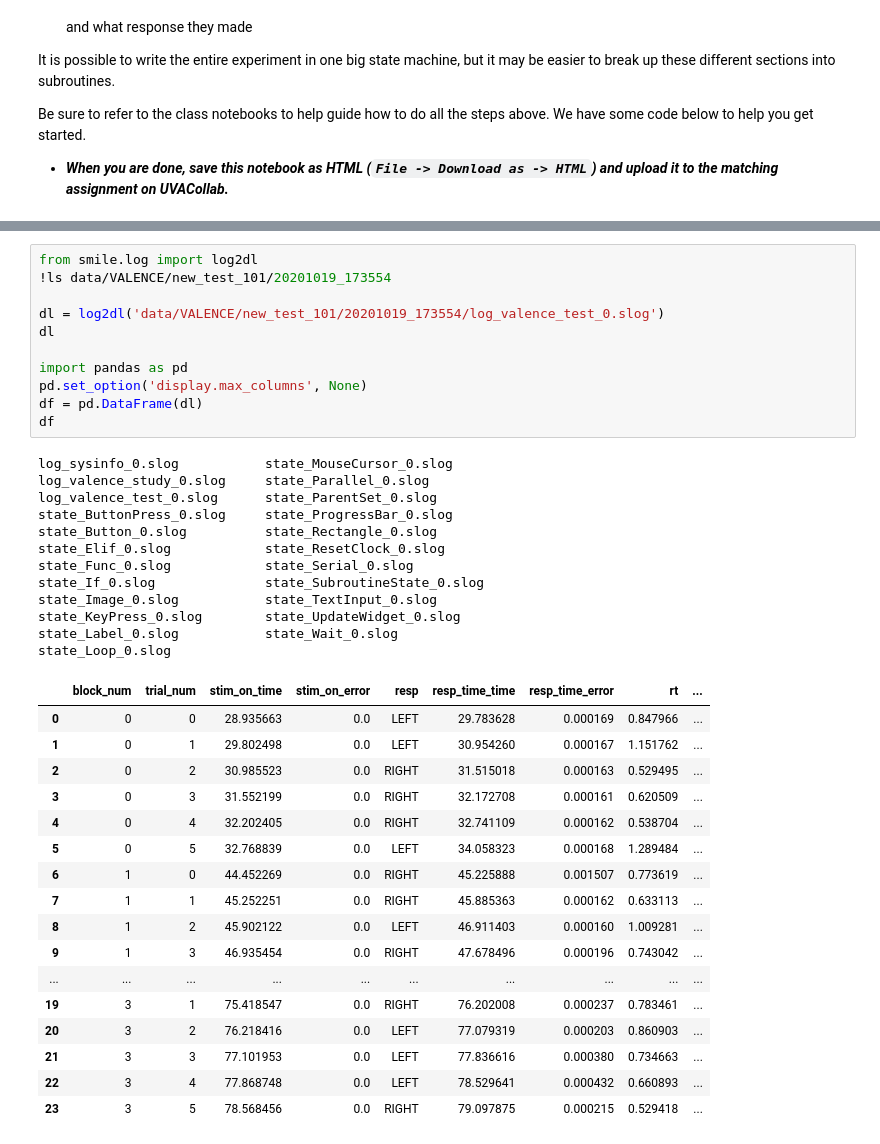
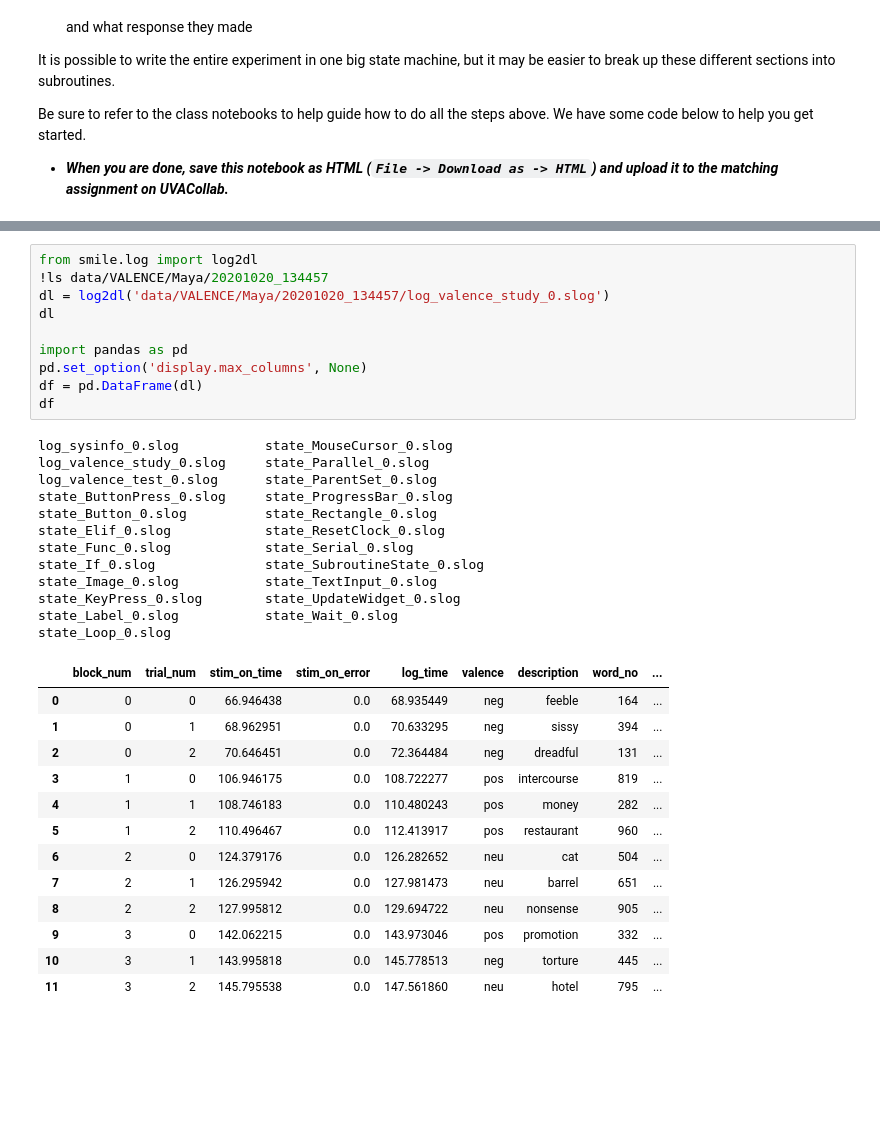
Before and after one commit to compmem/compsy, a Jupyter notebook: assignments/A05_SMILE_Experiment-jhr3kd.ipynb, the cells around one changed output, grey strips where cells are left out. Saved outputs shown, nothing was run; the diff lists cells and outputs as text; blank space fills up the shorter version.

```diff
--- a/assignments/A05_SMILE_Experiment-jhr3kd.ipynb
+++ b/assignments/A05_SMILE_Experiment-jhr3kd.ipynb
@@ -387,42 +387,37 @@ exp.run()
 [INFO   ] [WindowSDL   ] exiting mainloop and closing.
 # %%
 from smile.log import log2dl
-!ls data/VALENCE/new_test_101/20201019_173554
-
-dl = log2dl('data/VALENCE/new_test_101/20201019_173554/log_valence_test_0.slog')
+!ls data/VALENCE/Maya/20201020_134457
+dl = log2dl('data/VALENCE/Maya/20201020_134457/log_valence_study_0.slog')
 dl
 
 import pandas as pd
 pd.set_option('display.max_columns', None)
 df = pd.DataFrame(dl)
 df
 # %% [output]
 log_sysinfo_0.slog           state_MouseCursor_0.slog
 log_valence_study_0.slog     state_Parallel_0.slog
 log_valence_test_0.slog      state_ParentSet_0.slog
 state_ButtonPress_0.slog     state_ProgressBar_0.slog
 state_Button_0.slog          state_Rectangle_0.slog
 state_Elif_0.slog            state_ResetClock_0.slog
 state_Func_0.slog            state_Serial_0.slog
 state_If_0.slog              state_SubroutineState_0.slog
 state_Image_0.slog           state_TextInput_0.slog
 state_KeyPress_0.slog        state_UpdateWidget_0.slog
 state_Label_0.slog           state_Wait_0.slog
 state_Loop_0.slog
-|  | block_num | trial_num | stim_on_time | stim_on_error | resp | resp_time_time | resp_time_error | rt | ... |
-| 0 | 0 | 0 | 28.935663 | 0.0 | LEFT | 29.783628 | 0.000169 | 0.847966 | ... |
-| 1 | 0 | 1 | 29.802498 | 0.0 | LEFT | 30.954260 | 0.000167 | 1.151762 | ... |
-| 2 | 0 | 2 | 30.985523 | 0.0 | RIGHT | 31.515018 | 0.000163 | 0.529495 | ... |
-| 3 | 0 | 3 | 31.552199 | 0.0 | RIGHT | 32.172708 | 0.000161 | 0.620509 | ... |
-| 4 | 0 | 4 | 32.202405 | 0.0 | RIGHT | 32.741109 | 0.000162 | 0.538704 | ... |
-| 5 | 0 | 5 | 32.768839 | 0.0 | LEFT | 34.058323 | 0.000168 | 1.289484 | ... |
-| 6 | 1 | 0 | 44.452269 | 0.0 | RIGHT | 45.225888 | 0.001507 | 0.773619 | ... |
-| 7 | 1 | 1 | 45.252251 | 0.0 | RIGHT | 45.885363 | 0.000162 | 0.633113 | ... |
-| 8 | 1 | 2 | 45.902122 | 0.0 | LEFT | 46.911403 | 0.000160 | 1.009281 | ... |
-| 9 | 1 | 3 | 46.935454 | 0.0 | RIGHT | 47.678496 | 0.000196 | 0.743042 | ... |
-| ... | ... | ... | ... | ... | ... | ... | ... | ... | ... |
-| 19 | 3 | 1 | 75.418547 | 0.0 | RIGHT | 76.202008 | 0.000237 | 0.783461 | ... |
-| 20 | 3 | 2 | 76.218416 | 0.0 | LEFT | 77.079319 | 0.000203 | 0.860903 | ... |
-| 21 | 3 | 3 | 77.101953 | 0.0 | LEFT | 77.836616 | 0.000380 | 0.734663 | ... |
-| 22 | 3 | 4 | 77.868748 | 0.0 | LEFT | 78.529641 | 0.000432 | 0.660893 | ... |
-| 23 | 3 | 5 | 78.568456 | 0.0 | RIGHT | 79.097875 | 0.000215 | 0.529418 | ... |
+|  | block_num | trial_num | stim_on_time | stim_on_error | log_time | valence | description | word_no | ... |
+| 0 | 0 | 0 | 66.946438 | 0.0 | 68.935449 | neg | feeble | 164 | ... |
+| 1 | 0 | 1 | 68.962951 | 0.0 | 70.633295 | neg | sissy | 394 | ... |
+| 2 | 0 | 2 | 70.646451 | 0.0 | 72.364484 | neg | dreadful | 131 | ... |
+| 3 | 1 | 0 | 106.946175 | 0.0 | 108.722277 | pos | intercourse | 819 | ... |
+| 4 | 1 | 1 | 108.746183 | 0.0 | 110.480243 | pos | money | 282 | ... |
+| 5 | 1 | 2 | 110.496467 | 0.0 | 112.413917 | pos | restaurant | 960 | ... |
+| 6 | 2 | 0 | 124.379176 | 0.0 | 126.282652 | neu | cat | 504 | ... |
+| 7 | 2 | 1 | 126.295942 | 0.0 | 127.981473 | neu | barrel | 651 | ... |
+| 8 | 2 | 2 | 127.995812 | 0.0 | 129.694722 | neu | nonsense | 905 | ... |
+| 9 | 3 | 0 | 142.062215 | 0.0 | 143.973046 | pos | promotion | 332 | ... |
+| 10 | 3 | 1 | 143.995818 | 0.0 | 145.778513 | neg | torture | 445 | ... |
+| 11 | 3 | 2 | 145.795538 | 0.0 | 147.561860 | neu | hotel | 795 | ... |
```
Also changed, not shown: parts of 2 cells of this notebook, 46 other files.
